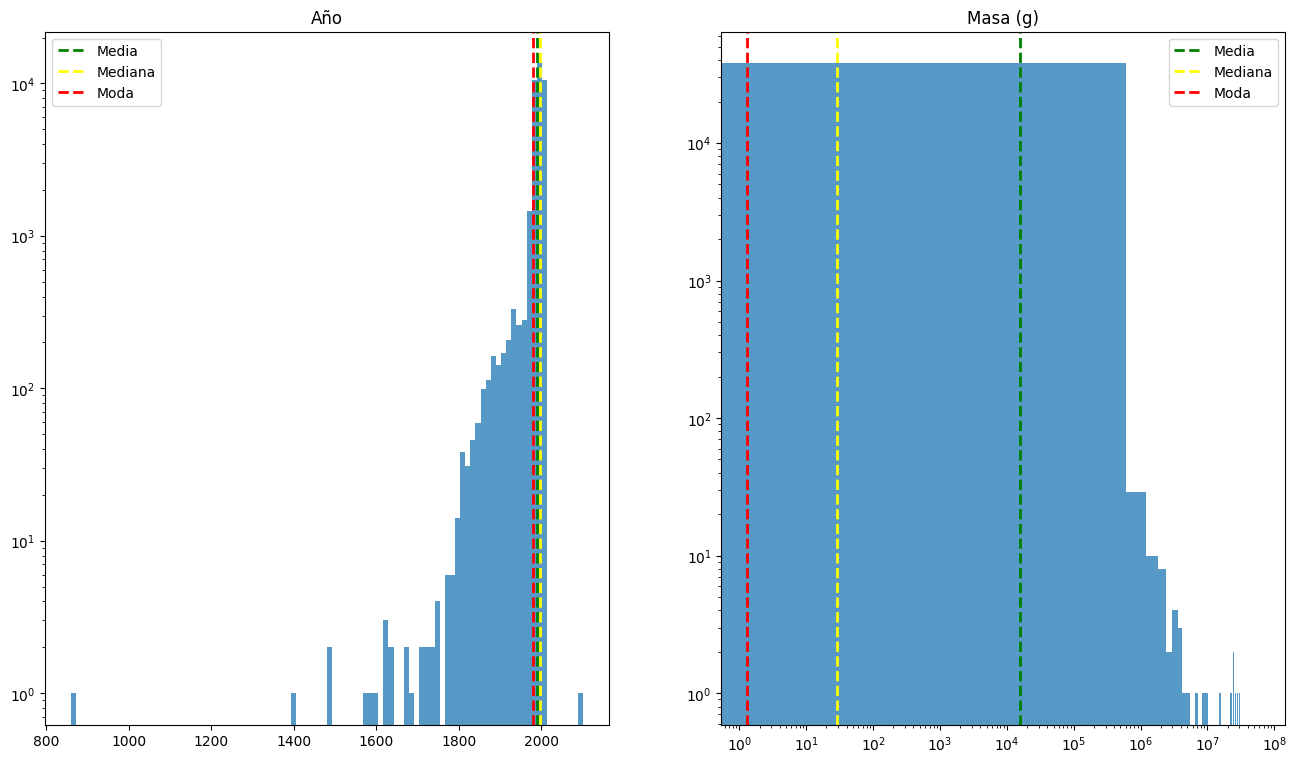
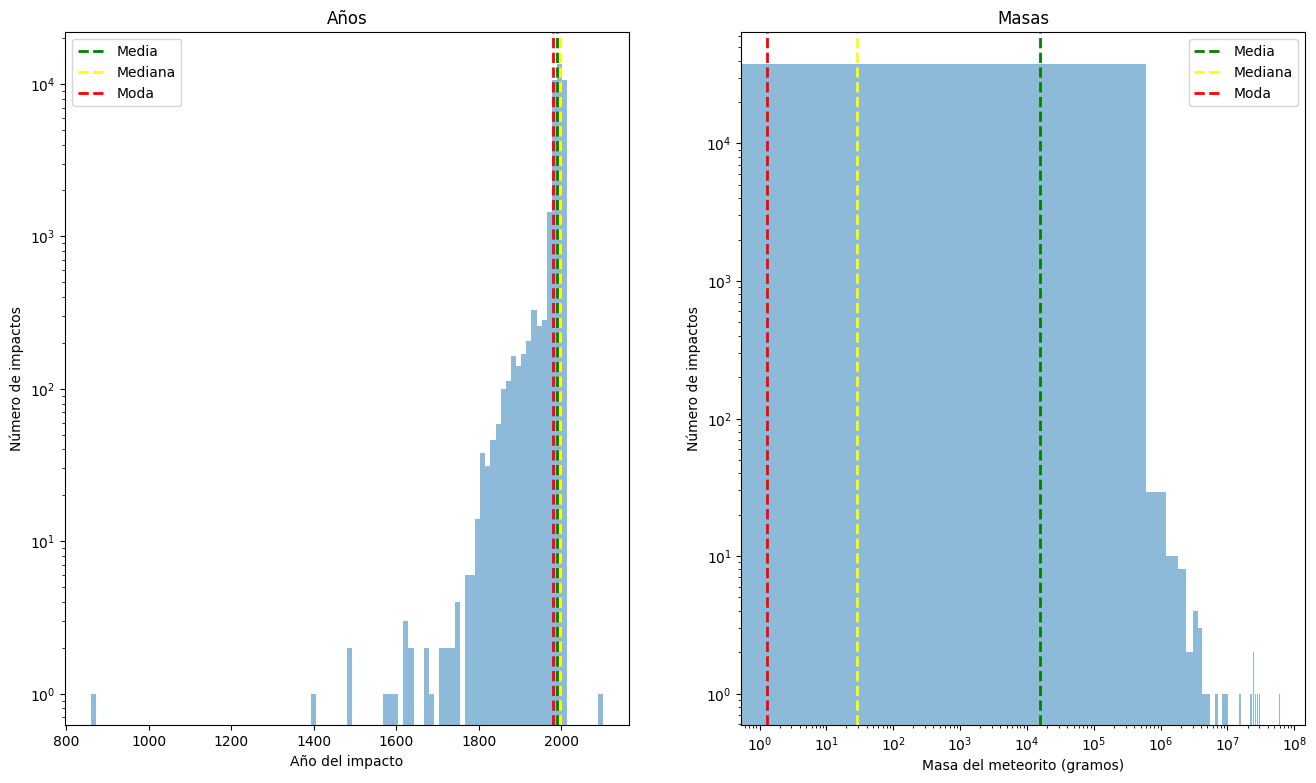
The change to this notebook cell's code, shown as a diff; its figure went from the first image to the second:
--- before
+++ after
@@ -1,19 +1,25 @@
 _, ax = plt.subplots(1, 2, figsize=(16, 9))
 
-ax[0].axvline(df['year'].mean(), color='green', ls='--', lw=2, label='Media')
-ax[0].axvline(df['year'].median(), color='yellow', ls='--', lw=2, label='Mediana')
-ax[0].axvline(df['year'].mode()[0], color='red', ls='--', lw=2, label='Moda')
-ax[0].hist(df['year'], alpha=0.75, bins=100)
+ys = df['year']
+ax[0].axvline(ys.mean(), color='green', ls='--', lw=2, label='Media')
+ax[0].axvline(ys.median(), color='yellow', ls='--', lw=2, label='Mediana')
+ax[0].axvline(ys.mode()[0], color='red', ls='--', lw=2, label='Moda')
+ax[0].hist(ys, alpha=0.5, bins=100)
 ax[0].legend()
-ax[0].set_title('Año')
+ax[0].set_title('Años')
+ax[0].set_xlabel('Año del impacto')
+ax[0].set_ylabel('Número de impactos')
 ax[0].set_yscale('log')
 
-ax[1].axvline(df['mass (g)'].mean(), color='green', ls='--', lw=2, label='Media')
-ax[1].axvline(df['mass (g)'].median(), color='yellow', ls='--', lw=2, label='Mediana')
-ax[1].axvline(df['mass (g)'].mode()[0], color='red', ls='--', lw=2, label='Moda')
-ax[1].hist(df['mass (g)'], alpha=0.75, bins=100)
+ms = df['mass (g)']
+ax[1].axvline(ms.mean(), color='green', ls='--', lw=2, label='Media')
+ax[1].axvline(ms.median(), color='yellow', ls='--', lw=2, label='Mediana')
+ax[1].axvline(ms.mode()[0], color='red', ls='--', lw=2, label='Moda')
+ax[1].hist(ms, alpha=0.5, bins=100)
 ax[1].legend()
-ax[1].set_title('Masa (g)')
+ax[1].set_title('Masas')
+ax[1].set_xlabel('Masa del meteorito (gramos)')
 ax[1].set_xscale('log')
+ax[1].set_ylabel('Número de impactos')
 ax[1].set_yscale('log')
 

Commit: Amend